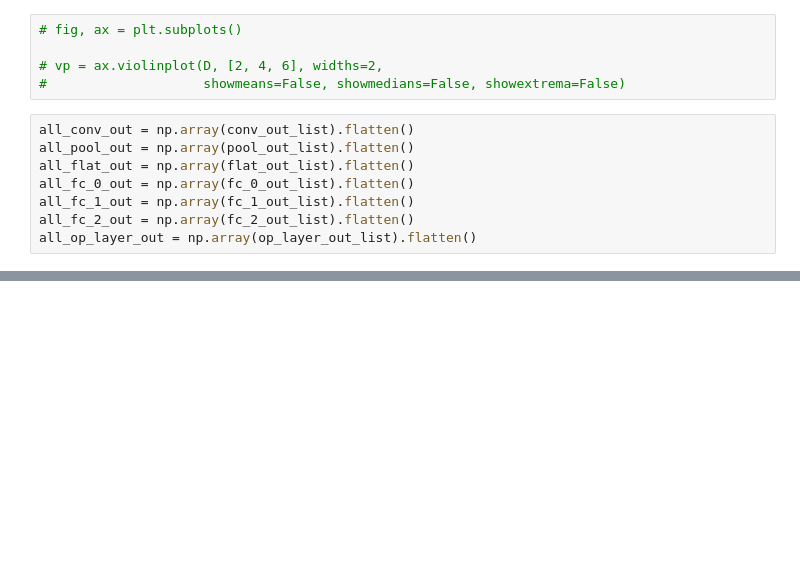
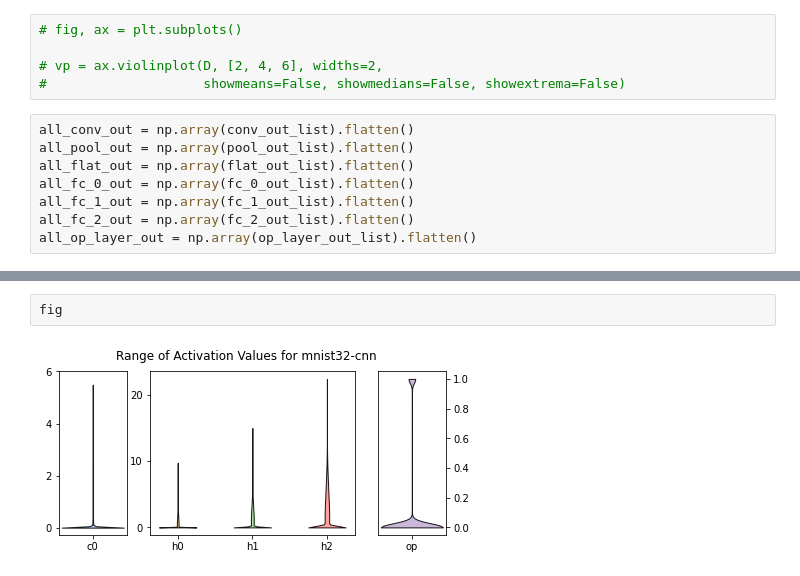
Before and after one commit to shaswot/faulty_cnn, a Jupyter notebook: notebooks/mnist32-cnn-stepwise/07-mnist32-cnn--activation_range.ipynb, the cells around one changed output, grey strips where cells are left out. Saved outputs shown, nothing was run; the diff lists cells and outputs as text; blank space fills up the shorter version.

```diff
--- a/notebooks/mnist32-cnn-stepwise/07-mnist32-cnn--activation_range.ipynb
+++ b/notebooks/mnist32-cnn-stepwise/07-mnist32-cnn--activation_range.ipynb
@@ -157,0 +227,4 @@ plt.show()
+# %%
+fig
+# %% [output]
+[figure, added]
```
Also changed, not shown: parts of 13 cells of this notebook, 10 other files.
